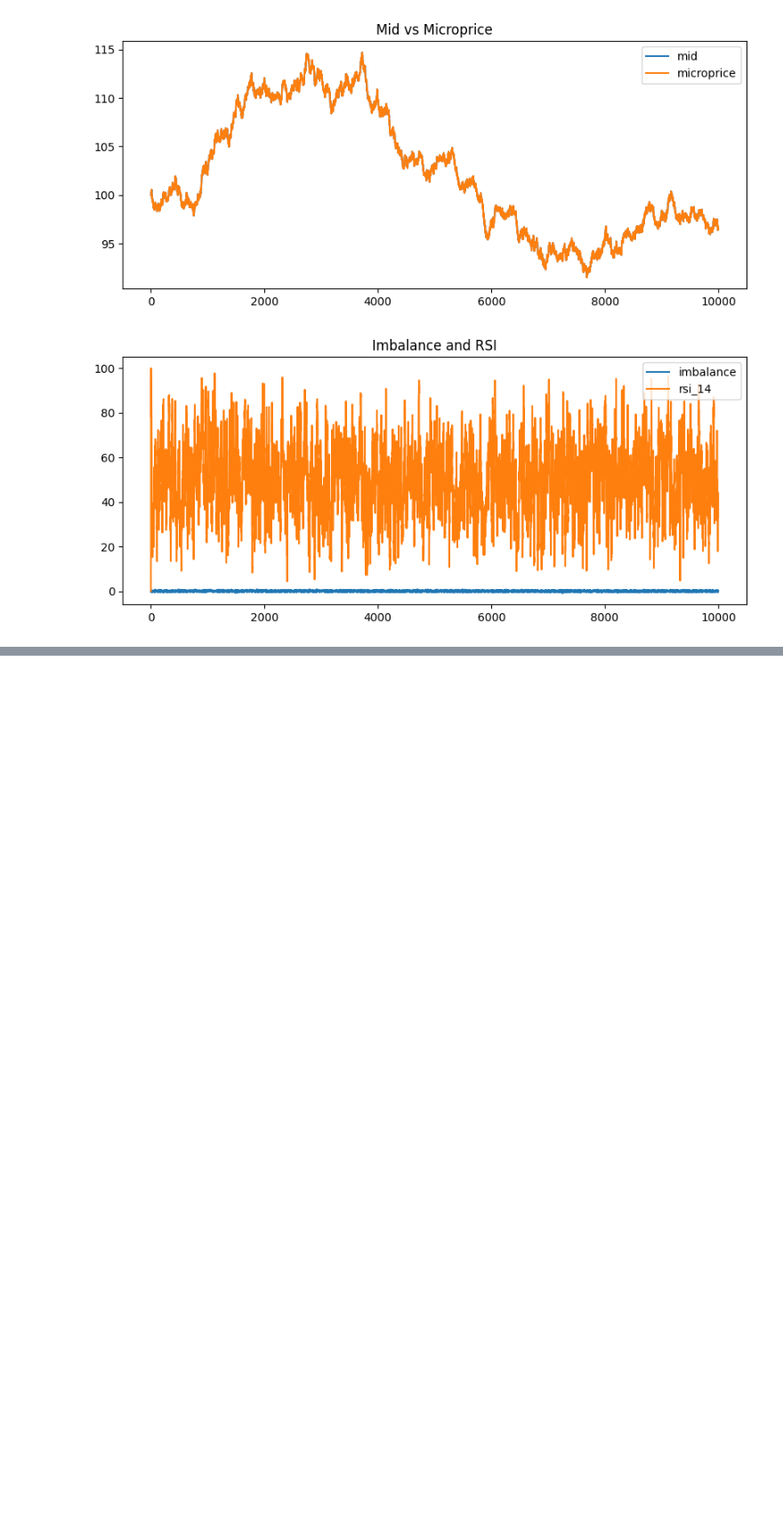
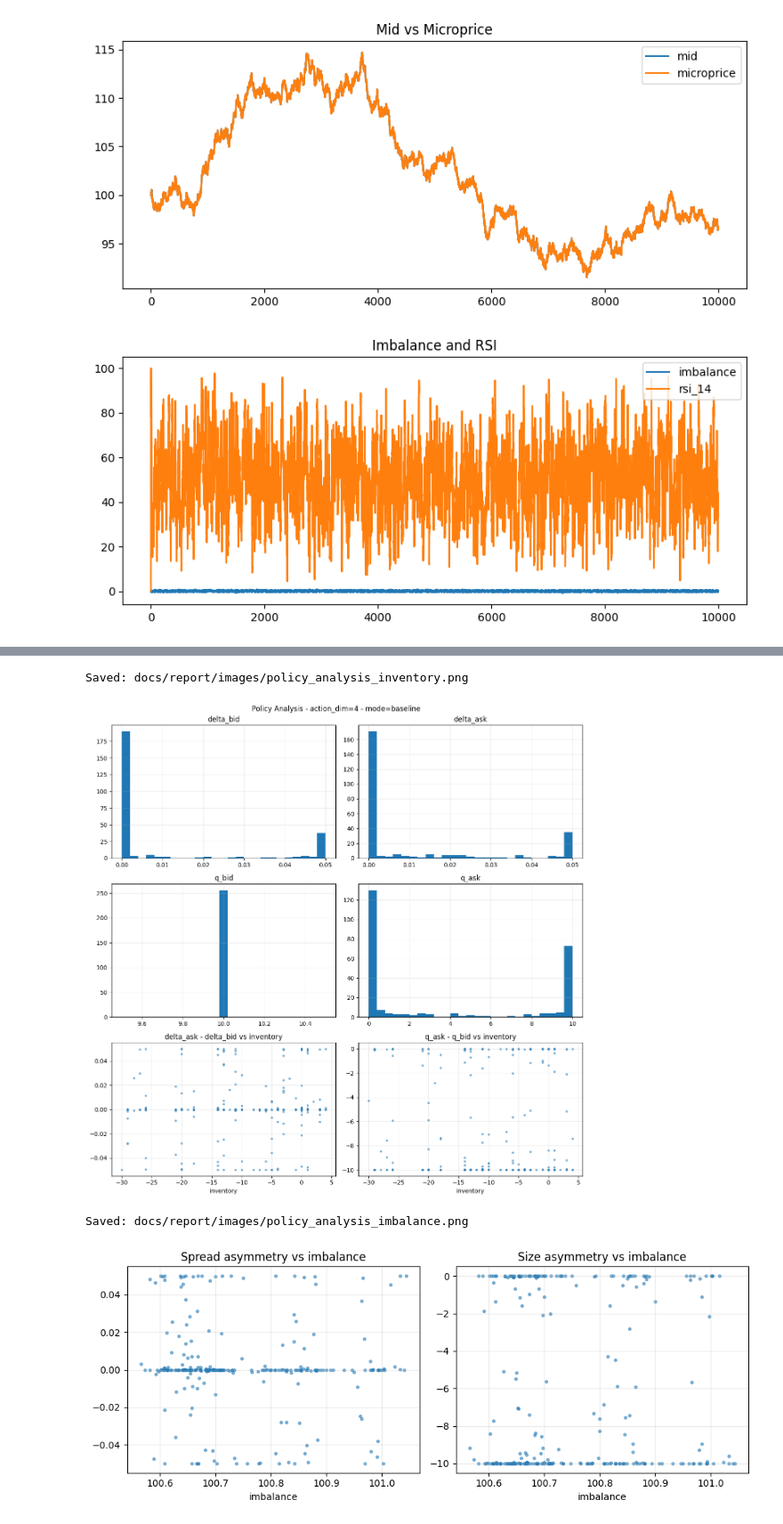
Before and after one commit to francois2004/mm-rl, a Jupyter notebook: notebooks/tests_basiques.ipynb, the cells around one changed output, grey strips where cells are left out. Shown at 89% size. Drawn from its saved outputs; the diff is of its cells as text; code cells hidden in the pictures; blank space fills up the shorter version.

```diff
--- a/notebooks/tests_basiques.ipynb
+++ b/notebooks/tests_basiques.ipynb
@@ -533,0 +551,31 @@ plt.show()
+# %%
+from src.utils.visualisation import analyze_policy_actions
+import torch
+
+env = MMSimulator(
+    csv_path="data/raw/toy_lob_non_stationnary_seed42.csv",
+    seed=42,
+    p_fill_base=0.30,
+    eta_inv=1e-5,
+    inv_max=50,
+    inv_min=-50,
+    phi_as=0.02,
+    state_mode="article_like",
+    dynamic_mode="baseline"
+)
+actor = ActorNet(
+    state_dim=env.state_dim,
+    hidden_size=64,
+    n_layers=3,
+    action_dim=4,
+    delta_min=0.0,
+    delta_max=0.05
+).to(device)
+actor.load_state_dict(
+    torch.load(
+        "logs/first_ppo_run_2/actor.pt",
+        map_location=device
+    )
+)
+
+actor.eval()
@@ -533,0 +595,18 @@ plt.show()
+# %%
+traj = collect_trajectory(
+    env=env,
+    model=actor,
+    device=device,
+    reset_rdm=True,
+    max_steps=256
+)
+analyze_policy_actions(
+    traj=traj,
+    env=env,
+    actor=actor
+)
+# %% [output]
+Saved: docs/report/images/policy_analysis_inventory.png
+[figure, added]
+Saved: docs/report/images/policy_analysis_imbalance.png
+[figure, added]
```
Also changed, not shown: parts of 12 cells of this notebook, 20 other files.
